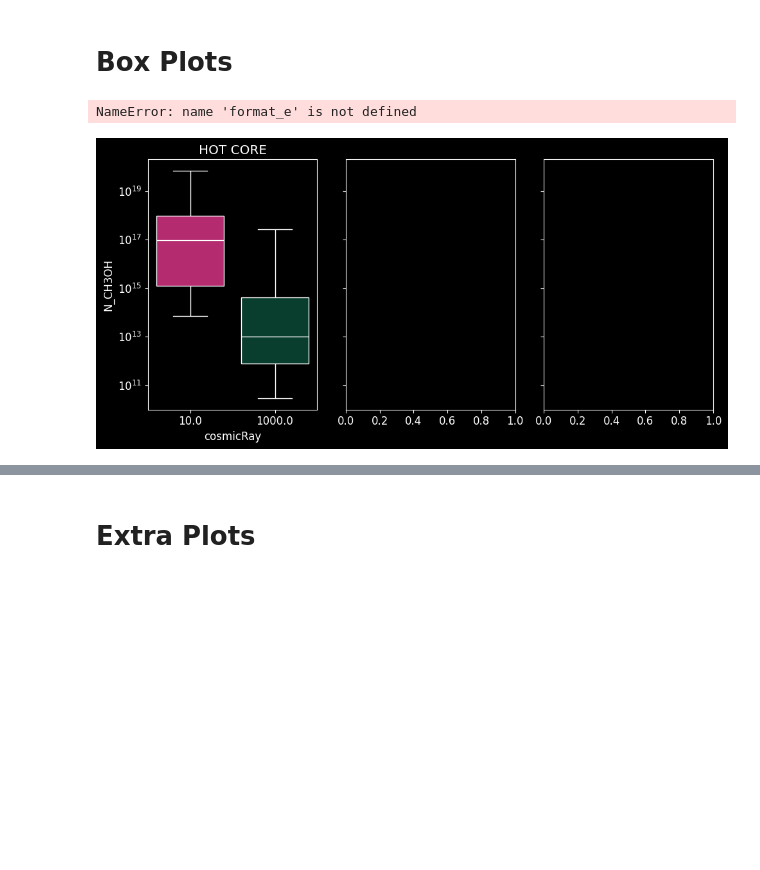
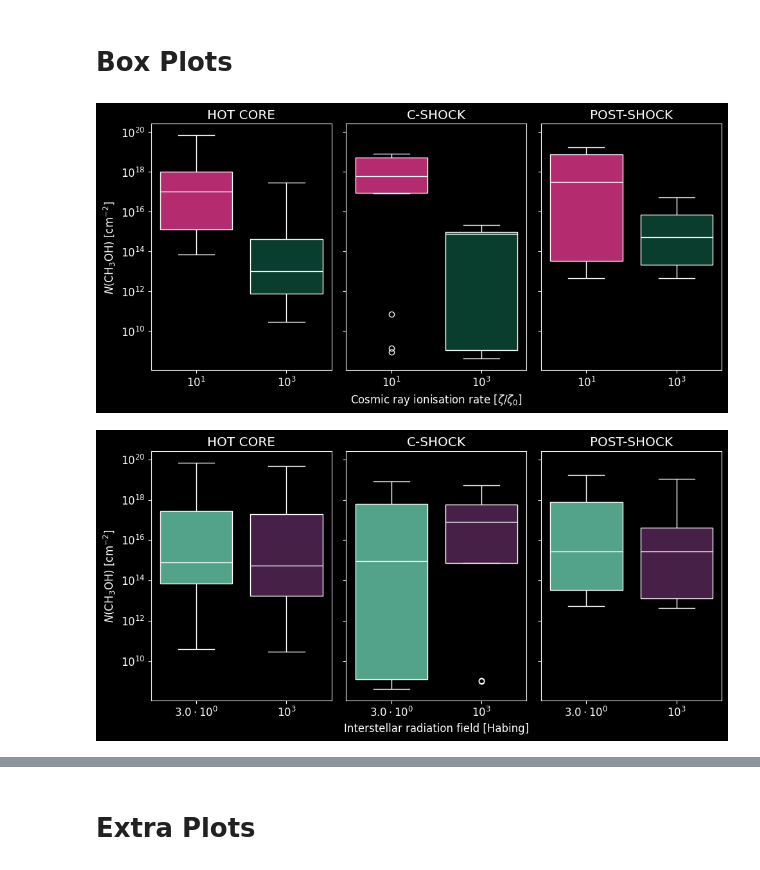
Before and after one commit to georgina-sampson/LEAPS-2024, a Jupyter notebook: CH3OH/plots.ipynb, the cells around one changed output, grey strips where cells are left out. Drawn from its saved outputs; the diff is of its cells as text; code cells hidden in the pictures; blank space fills up the shorter version.

Commit message:
pretty plots

```diff
--- a/CH3OH/plots.ipynb
+++ b/CH3OH/plots.ipynb
@@ -91,6 +92,9 @@ dfDic={constants.HOTCORE: dfhc, constants.SHOCK: dfsh}
 dfDicBox=[{constants.HOTCORE: hcdf}, {constants.SHOCK: shdf_tmax, 'moment': constants.TMAX}, {constants.SHOCK: shdf, 'moment': constants.FINAL}]
 # %% [markdown]
 # Time Evolution
+# %%
+styleB={'sns': styleDictB, 'colores': ['#ffadad','#ffd6a5','#fdffb6','#caffbf','#9bf6ff','#a0c4ff','#bdb2ff','#ffc6ff'], 'bkgdcolor': 'black'}
+styleW={'sns': styleDictW, 'colores': ['#ff0a0a','#ff910a','#592720','#00693E','#001314','#0a68ff','#6200B8','#ff33ff'], 'bkgdcolor': 'white'}
 # %%
 tdic={'Paper': 2*['Huang+2024','Hüttemeister+1997','Hüttemeister+1997','Hüttemeister+1997','Hüttemeister+1997','Hüttemeister+1997','Nakajima+2023','Nakajima+2023','Harada+2019','Harada+2019','Harada+2019','Saito+2016'],
       'Galaxy': 2*['NGC 1068','NGC 253','M 82','IC 342','Maffei 2','NGC 6946','NGC 1068','NGC 1068','M 83','M 83','M 83','VV 114'],
@@ -100,18 +104,3 @@ tdic={'Paper': 2*['Huang+2024','Hüttemeister+1997','Hüttemeister+1997','Hütte
       }
 
 obsDf=pd.DataFrame(tdic)
-colores=['#ffadad','#ffd6a5','#fdffb6','#caffbf','#9bf6ff','#a0c4ff','#bdb2ff','#ffc6ff']
-# %%
-from matplotlib.lines import Line2D
-
-N = 10
-data = (np.geomspace(1, 10, 100) + np.random.randn(N, 100)).T
-cmap = plt.cm.coolwarm
-
-custom_lines = [Line2D([0], [0], color=cmap(0.), lw=4),
-                Line2D([0], [0], color=cmap(.5), lw=4),
-                Line2D([0], [0], color=cmap(1.), lw=4)]
-
-fig, ax = plt.subplots()
-lines = ax.plot(data)
-ax.legend(custom_lines, ['Cold', 'Medium', 'Hot'])
@@ -121,10 +106,0 @@ ax.legend(custom_lines, ['Cold', 'Medium', 'Hot'])
-# %%
-fig, ax = plt.subplots()
-sns.lineplot(data=obsDf, x='time', y='N',
-             hue='Galaxy', palette=colores,
-             style='Type', errorbar=lambda x: (x.min(), x.max()),
-             ax=ax, zorder=5)
-ax.set_yscale('log')
-ax.set_xbound(1e0,1e6)
-ax.set_ybound(1e7,1e22)
-sns.move_legend(ax,'center left', bbox_to_anchor=(1,0.5))
@@ -232,28 +213,28 @@ def format_e(n: float) -> str:
 # %%
 for enfasis in [constants.COSMICRAY, constants.INTERSTELLARRAD]:
     fig, axs = plt.subplots(1,3, figsize=(10,5), layout='tight', sharey=True)
     for i, dic in enumerate(dfDicBox):
         tipo, df = [(k, dic[k])for k in dic][0]
         if tipo==constants.SHOCK: moment = [dic[k] for k in dic][1]
-        title = tipo.upper() if tipo==constants.HOTCORE else 'SHOCK' if moment==constants.TMAX else 'POST-SHOCK'
+        title = tipo.upper() if tipo==constants.HOTCORE else 'C-SHOCK' if moment==constants.TMAX else 'POST-SHOCK'
 
         ax=axs[i]
         sns.boxplot(data=df, x=enfasis,
                     hue=enfasis, legend=None,
                     palette=propColor[enfasis], hue_order=propOrder[tipo][enfasis],
                     order=propOrder[tipo][enfasis],
                     linecolor='white', #linewidth=2,
                     y='N_CH3OH', ax=ax, log_scale=True)
         ax.set_title(title)
         ax.set_xticks(propOrder[tipo][enfasis], labels=[f"${format_e(val)}$" for val in propLabels[tipo][enfasis]])
         ax.set_xlabel(propxLabels[tipo][enfasis] if i==1 else None)
 
     axs[0].set_ylabel(r'$N$(CH$_3$OH) [cm$^{-2}$]')
-    fig.savefig(f"BOXPLOT_CH3OH_columnDensity_by{enfasis.upper()}.png")
+    fig.savefig(f"BOXPLOT_CH3OH_columnDensity_by{enfasis.upper()}.png", dpi=300, bbox_inches='tight')
     # plt.close()
 # %% [output]
-NameError: name 'format_e' is not defined
-[figure, old version]
+[figure, new version]
+[figure, added]
 # %%
 for dic in dfDicBox:
     tipo, df = [(k, dic[k] )for k in dic][0]
```
Also changed, not shown: parts of 7 cells of this notebook, 8 other files.
